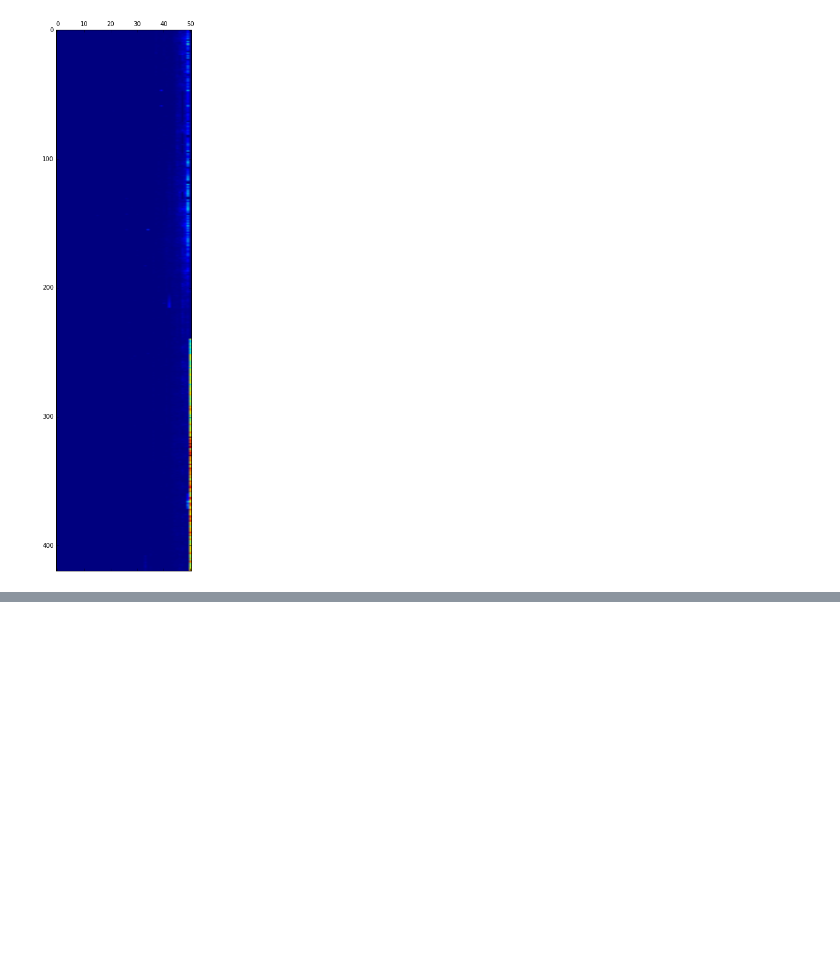
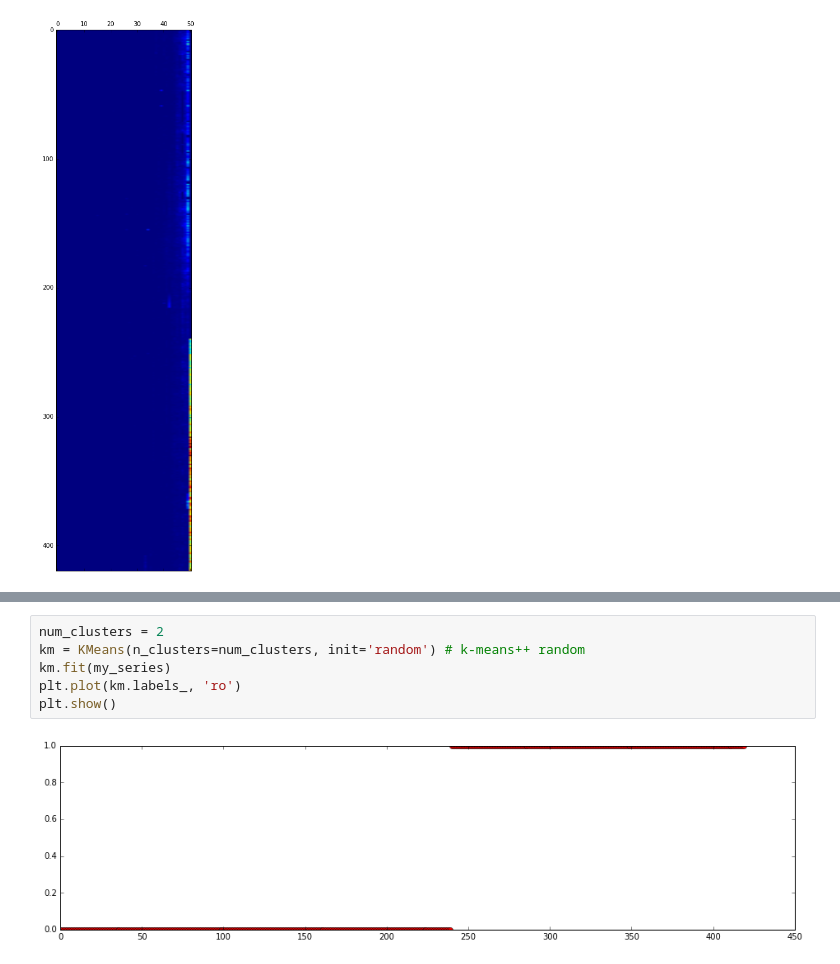
Before and after one commit to vslovik/dm, a Jupyter notebook: time_series/killbill4.ipynb, the cells around one changed output, grey strips where cells are left out. Saved outputs shown, nothing was run; the diff lists cells and outputs as text; blank space fills up the shorter version.

```diff
--- a/time_series/killbill4.ipynb
+++ b/time_series/killbill4.ipynb
@@ -375,0 +408,8 @@ plt.show()
+# %%
+num_clusters = 2
+km = KMeans(n_clusters=num_clusters, init='random') # k-means++ random
+km.fit(my_series)
+plt.plot(km.labels_, 'ro')
+plt.show()
+# %% [output]
+[figure, added]
```
Also changed, not shown: parts of 4 cells of this notebook.
